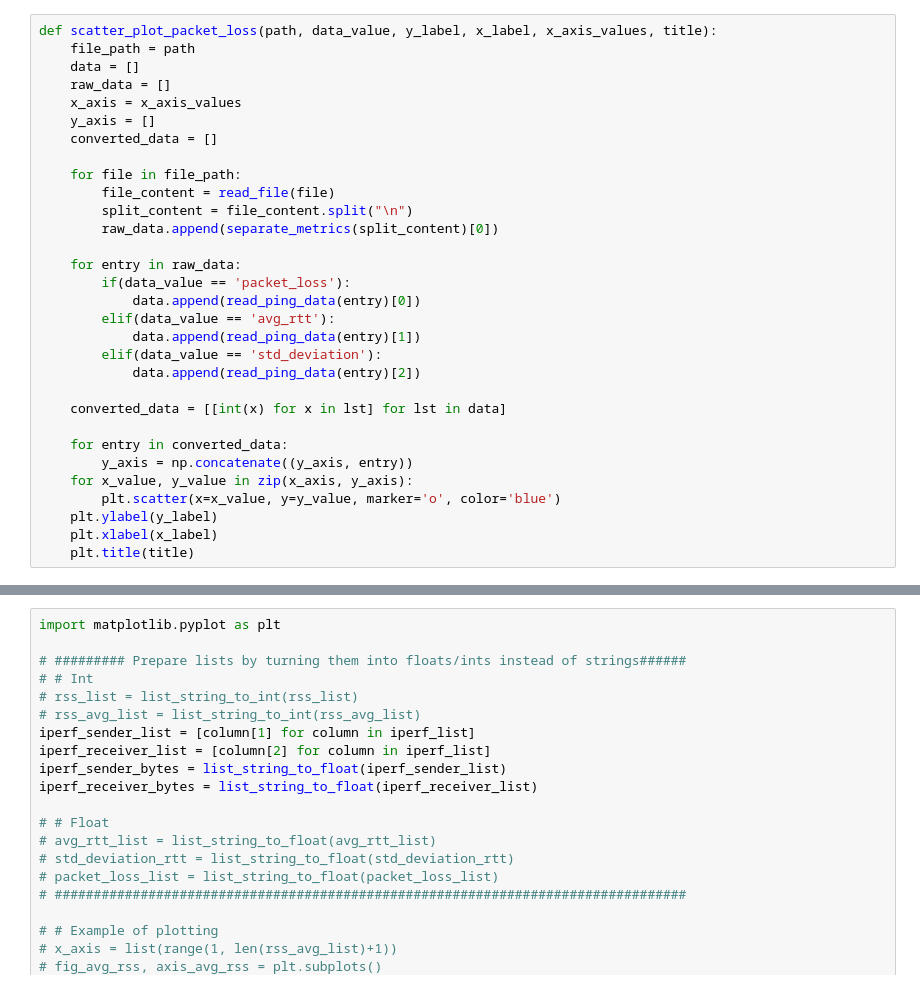
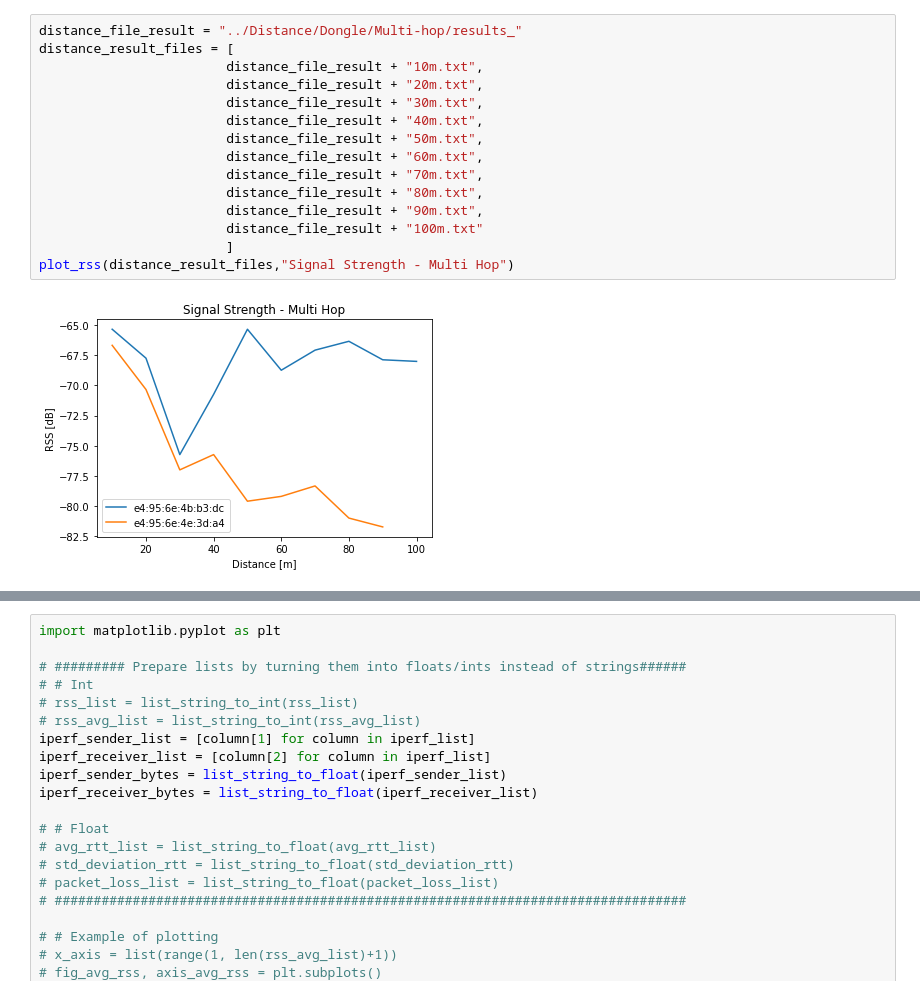
Before and after one commit to k00ziex/MastersThesis_FANETs_Fall_2022, a Jupyter notebook: Data_processing/Data_Visualization.ipynb, the cells around one changed output, grey strips where cells are left out. Drawn from its saved outputs; the diff is of its cells as text.

```diff
--- a/Data_processing/Data_Visualization.ipynb
+++ b/Data_processing/Data_Visualization.ipynb
@@ -351,31 +404,17 @@ plot_rss(distance_result_files)
-# %%
-def scatter_plot_packet_loss(path, data_value, y_label, x_label, x_axis_values, title):
-    file_path = path
-    data = []
-    raw_data = []
-    x_axis = x_axis_values
-    y_axis = []
-    converted_data = []
-
-    for file in file_path:
-        file_content = read_file(file)
-        split_content = file_content.split("\n")
-        raw_data.append(separate_metrics(split_content)[0])
-
-    for entry in raw_data:
-        if(data_value == 'packet_loss'):
-            data.append(read_ping_data(entry)[0])
-        elif(data_value == 'avg_rtt'):
-            data.append(read_ping_data(entry)[1])
-        elif(data_value == 'std_deviation'):
-            data.append(read_ping_data(entry)[2])
-
-    converted_data = [[int(x) for x in lst] for lst in data]
-
-    for entry in converted_data:
-        y_axis = np.concatenate((y_axis, entry))
-    for x_value, y_value in zip(x_axis, y_axis):
-        plt.scatter(x=x_value, y=y_value, marker='o', color='blue')
-    plt.ylabel(y_label)
-    plt.xlabel(x_label)
-    plt.title(title)
+# %%
+distance_file_result = "../Distance/Dongle/Multi-hop/results_"
+distance_result_files = [
+                        distance_file_result + "10m.txt",
+                        distance_file_result + "20m.txt",
+                        distance_file_result + "30m.txt",
+                        distance_file_result + "40m.txt",
+                        distance_file_result + "50m.txt",
+                        distance_file_result + "60m.txt",
+                        distance_file_result + "70m.txt",
+                        distance_file_result + "80m.txt",
+                        distance_file_result + "90m.txt",
+                        distance_file_result + "100m.txt"
+                        ]
+plot_rss(distance_result_files,"Signal Strength - Multi Hop")
+# %% [output]
+[figure, added]
```
Also changed, not shown: parts of 9 cells of this notebook.
